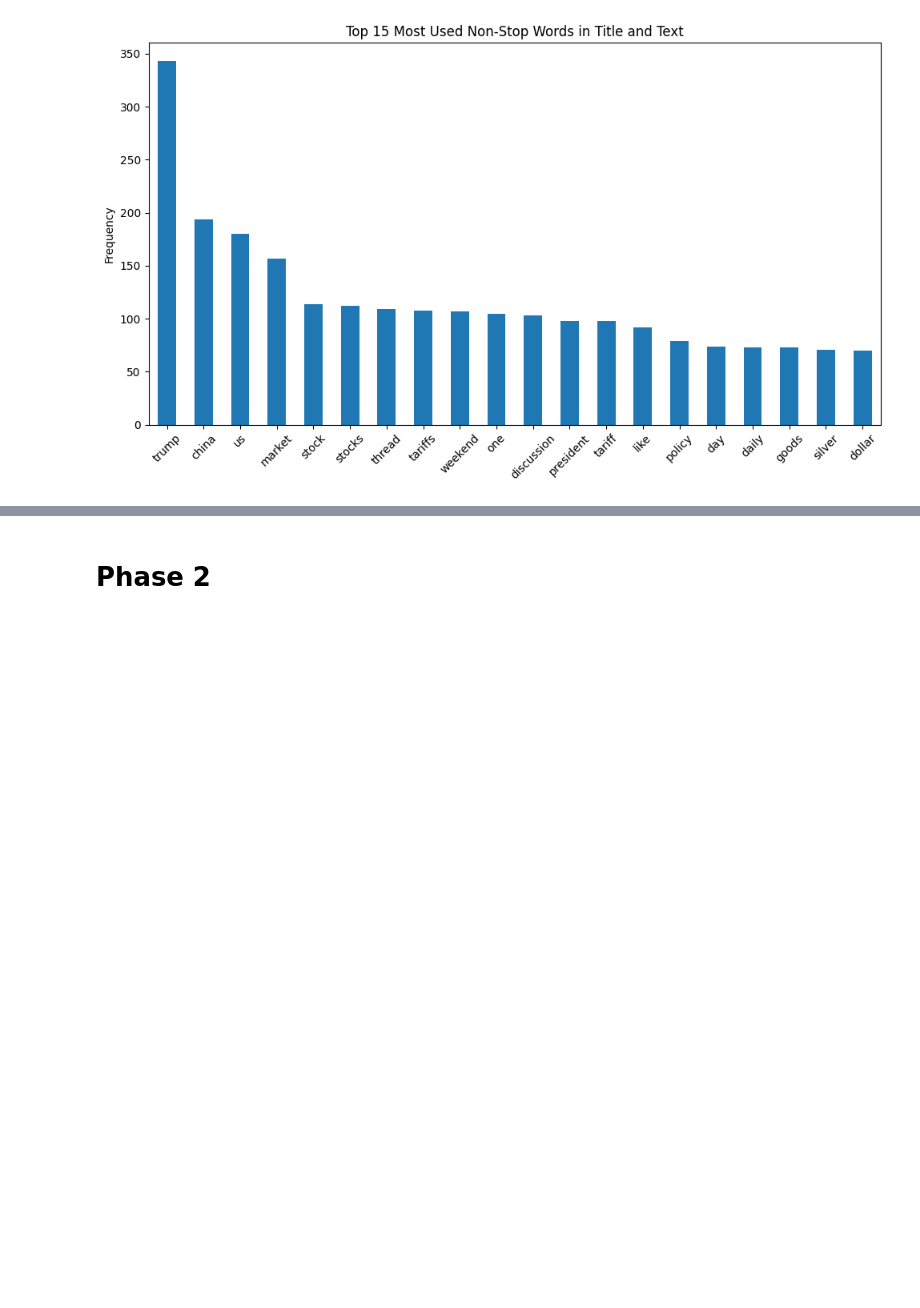
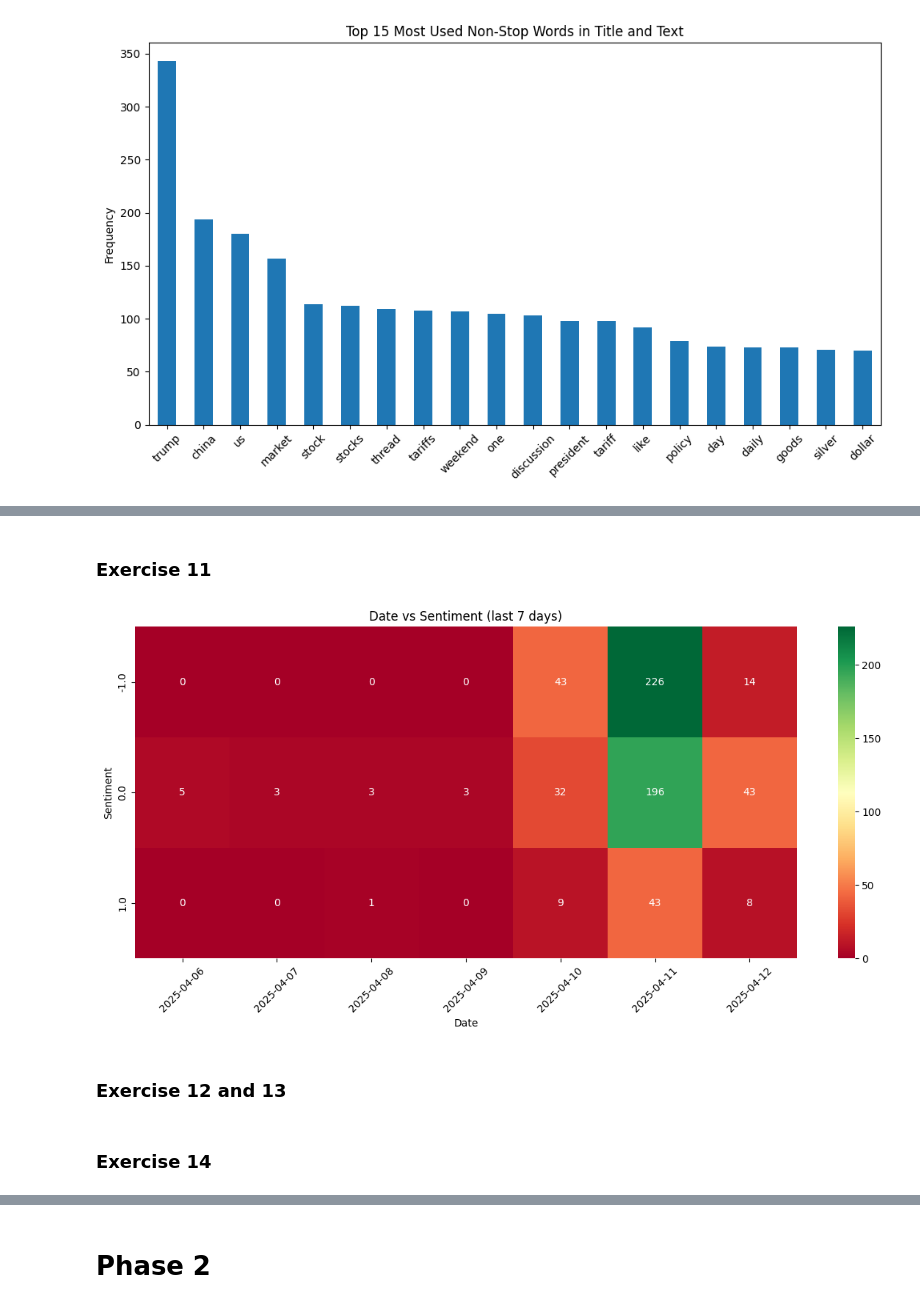
Before and after one commit to Timss22/DM2025-Lab1-Exercise, a Jupyter notebook: DM2025-Lab1-Homework.ipynb, the cells around one changed output, grey strips where cells are left out. Saved outputs shown, nothing was run; the diff lists cells and outputs as text; code cells hidden in the pictures; blank space fills up the shorter version.

```diff
--- a/DM2025-Lab1-Homework.ipynb
+++ b/DM2025-Lab1-Homework.ipynb
@@ -201,0 +306,29 @@ import helpers.data_mining_helpers as dmh
+# %% [markdown]
+### Exercise 11
+# %%
+import seaborn as sns
+import matplotlib.pyplot as plt
+
+# 1) Make sure datetime is parsed
+df['datetime'] = pd.to_datetime(df['datetime'], errors='coerce')
+df['date'] = df['datetime'].dt.date
+
+# 2) Count posts by date & sentiment label
+date_sentiment = df.groupby(['date','label']).size().unstack(fill_value=0)
+
+# 3) Plot heatmap
+# keep last 7 days only
+sample = date_sentiment.tail(7)
+
+plt.figure(figsize=(12,6))
+sns.heatmap(sample.T, cmap="RdYlGn", annot=True, fmt="d")
+plt.title("Date vs Sentiment (last 7 days)")
+plt.xlabel("Date")
+plt.ylabel("Sentiment")
+plt.xticks(rotation=45)
+plt.tight_layout()
+plt.show()
+# %% [output]
+[figure, added]
+# %% [markdown]
+### Exercise 12 and 13
@@ -201,0 +361,2 @@ import helpers.data_mining_helpers as dmh
+# %% [markdown]
+### Exercise 14
```
Also changed, not shown: parts of 32 cells of this notebook, 2 other files.
